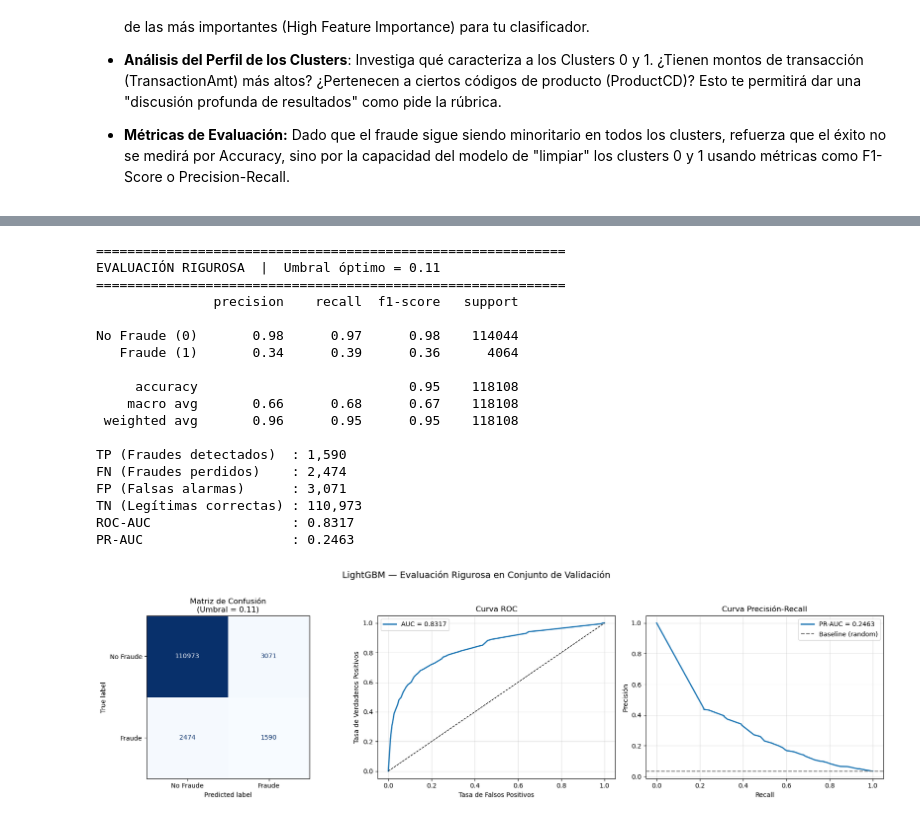
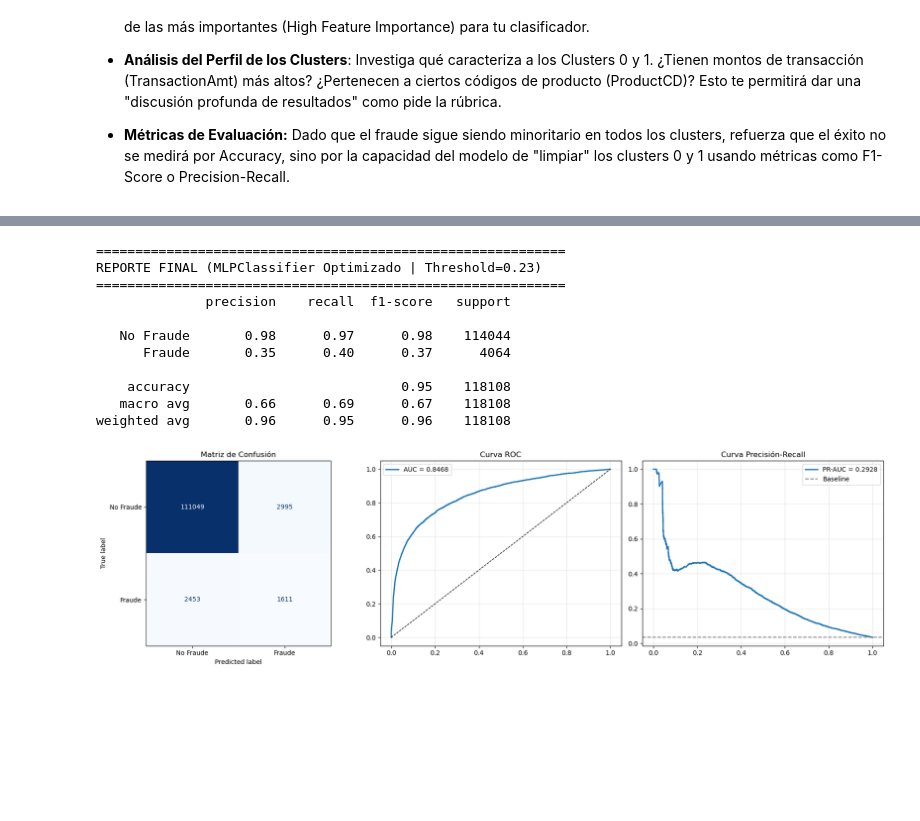
Before and after one commit to AlejandroPinedo/ML2026, a Jupyter notebook: PROYECTO 2/Proyecto02-Grupo1-jc.ipynb, the cells around one changed output, grey strips where cells are left out. Saved outputs shown, nothing was run; the diff lists cells and outputs as text; code cells hidden in the pictures; blank space fills up the shorter version.

```diff
--- a/PROYECTO 2/Proyecto02-Grupo1-jc.ipynb
+++ b/PROYECTO 2/Proyecto02-Grupo1-jc.ipynb
@@ -1186,0 +1079,14 @@ El umbral por defecto de 0.5 **no es óptimo** para datos altamente desbalancead
+# %%
+from sklearn.model_selection import train_test_split
+
+split_idx = int(len(X_scaled) * 0.80)
+
+X_train, X_val = X_scaled[:split_idx], X_scaled[split_idx:]
+y_train, y_val = y.iloc[:split_idx], y.iloc[split_idx:]
+
+# Cálculo de peso para clase positiva (Fraude)
+pos_weight = (y_train == 0).sum() / (y_train == 1).sum()
+
+print(f'Train size: {X_train.shape[0]:,} | Fraudes: {y_train.sum():,} ({y_train.mean()*100:.2f}%)')
+print(f'Val size  : {X_val.shape[0]:,} | Fraudes: {y_val.sum():,} ({y_val.mean()*100:.2f}%)')
+print(f'Scale Pos Weight calculado: {pos_weight:.2f}')
@@ -1240,78 +1269,46 @@ Aplicamos el **umbral óptimo** hallado en el paso anterior y presentamos una ev
 # %%
-from sklearn.metrics import confusion_matrix, ConfusionMatrixDisplay, roc_curve, precision_recall_curve
+from sklearn.metrics import confusion_matrix, ConfusionMatrixDisplay, roc_curve, precision_recall_curve, roc_auc_score, average_precision_score
 
-# Predicciones con umbral óptimo
 y_pred_best = (y_prob >= best_threshold).astype(int)
 
-# ── 1. Reporte de Clasificación ────────────────────────────────────────────
 print('=' * 60)
-print(f'EVALUACIÓN RIGUROSA  |  Umbral óptimo = {best_threshold:.2f}')
+print(f'REPORTE FINAL ({best_model_name} Optimizado | Threshold={best_threshold:.2f})')
 print('=' * 60)
-print(classification_report(y_val, y_pred_best,
-                             target_names=['No Fraude (0)', 'Fraude (1)']))
+print(classification_report(y_val, y_pred_best, target_names=['No Fraude', 'Fraude']))
 
-# ── 2. Métricas de resumen ─────────────────────────────────────────────────
-tn, fp, fn, tp = confusion_matrix(y_val, y_pred_best).ravel()
-print(f'TP (Fraudes detectados)  : {tp:,}')
-print(f'FN (Fraudes perdidos)    : {fn:,}')
-print(f'FP (Falsas alarmas)      : {fp:,}')
-print(f'TN (Legítimas correctas) : {tn:,}')
-print(f'ROC-AUC                  : {roc_auc_score(y_val, y_prob):.4f}')
-print(f'PR-AUC                   : {average_precision_score(y_val, y_prob):.4f}')
-
-# ── 3. Figuras ────────────────────────────────────────────────────────────
 fig, axes = plt.subplots(1, 3, figsize=(18, 5))
 
-# 3a. Matriz de confusión (absoluta)
 cm = confusion_matrix(y_val, y_pred_best)
-disp = ConfusionMatrixDisplay(confusion_matrix=cm,
-                               display_labels=['No Fraude', 'Fraude'])
+disp = ConfusionMatrixDisplay(confusion_matrix=cm, display_labels=['No Fraude', 'Fraude'])
 disp.plot(ax=axes[0], colorbar=False, cmap='Blues')
-axes[0].set_title(f'Matriz de Confusión\n(Umbral = {best_threshold:.2f})')
+axes[0].set_title('Matriz de Confusión')
 
-# 3b. Curva ROC
 fpr, tpr, _ = roc_curve(y_val, y_prob)
 axes[1].plot(fpr, tpr, lw=2, label=f'AUC = {roc_auc_score(y_val, y_prob):.4f}')
 axes[1].plot([0, 1], [0, 1], 'k--', lw=1)
-axes[1].set_xlabel('Tasa de Falsos Positivos')
-axes[1].set_ylabel('Tasa de Verdaderos Positivos')
 axes[1].set_title('Curva ROC')
 axes[1].legend()
-axes[1].grid(True, alpha=0.4)
+axes[1].grid(True, alpha=0.3)
 
-# 3c. Curva Precisión-Recall
 prec, rec, _ = precision_recall_curve(y_val, y_prob)
-pr_auc_val   = average_precision_score(y_val, y_prob)
-axes[2].plot(rec, prec, lw=2, label=f'PR-AUC = {pr_auc_val:.4f}')
-axes[2].axhline(y_val.mean(), linestyle='--', color='gray', label='Baseline (random)')
-axes[2].set_xlabel('Recall')
-axes[2].set_ylabel('Precisión')
+axes[2].plot(rec, prec, lw=2, label=f'PR-AUC = {average_precision_score(y_val, y_prob):.4f}')
+axes[2].axhline(y_val.mean(), linestyle='--', color='gray', label='Baseline')
 axes[2].set_title('Curva Precisión-Recall')
 axes[2].legend()
-axes[2].grid(True, alpha=0.4)
+axes[2].grid(True, alpha=0.3)
 
-plt.suptitle('LightGBM — Evaluación Rigurosa en Conjunto de Validación', fontsize=14, y=1.02)
 plt.tight_layout()
 plt.show()
-
-print('\n✅ Evaluación rigurosa completada.')
 # %% [output]
 ============================================================
-EVALUACIÓN RIGUROSA  |  Umbral óptimo = 0.11
+REPORTE FINAL (MLPClassifier Optimizado | Threshold=0.23)
 ============================================================
-               precision    recall  f1-score   support
+              precision    recall  f1-score   support
 
-No Fraude (0)       0.98      0.97      0.98    114044
-   Fraude (1)       0.34      0.39      0.36      4064
+   No Fraude       0.98      0.97      0.98    114044
+      Fraude       0.35      0.40      0.37      4064
 
-     accuracy                           0.95    118108
-    macro avg       0.66      0.68      0.67    118108
- weighted avg       0.96      0.95      0.95    118108
-
-TP (Fraudes detectados)  : 1,590
-FN (Fraudes perdidos)    : 2,474
-FP (Falsas alarmas)      : 3,071
-TN (Legítimas correctas) : 110,973
-ROC-AUC                  : 0.8317
-PR-AUC                   : 0.2463
+    accuracy                           0.95    118108
+   macro avg       0.66      0.69      0.67    118108
+weighted avg       0.96      0.95      0.96    118108
-[figure, old version]
+[figure, new version]
```
Also changed, not shown: parts of 28 cells of this notebook, 1 other file.
